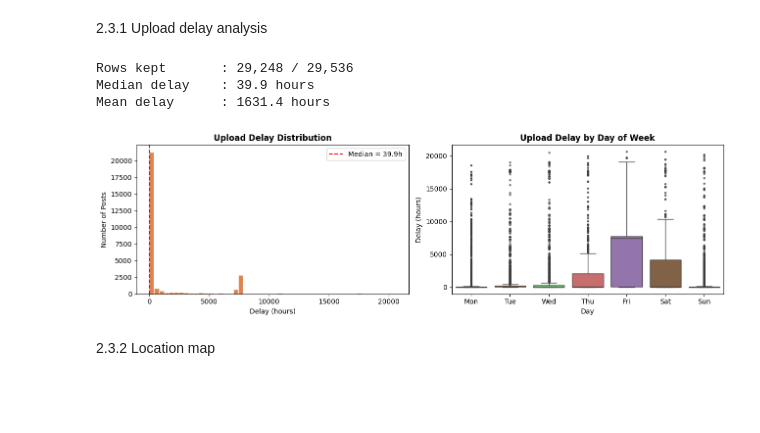
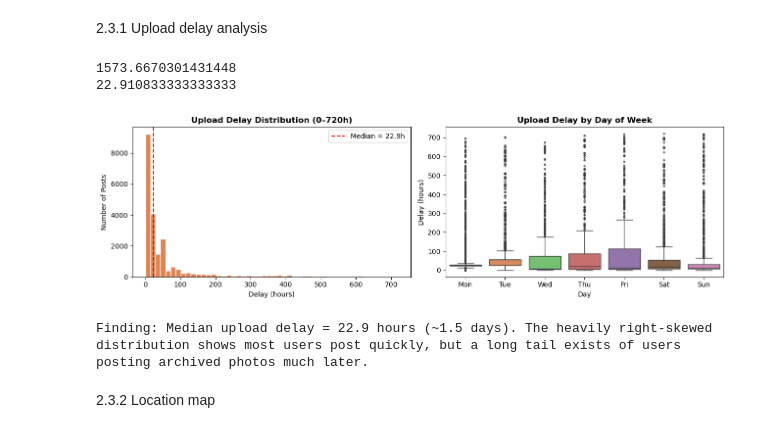
Before and after one commit to vhaa0001/FIT5196_Assignment_1, a Jupyter notebook: group64_1.ipynb, the cells around one changed output. Drawn from its saved outputs; the diff is of its cells as text; code cells hidden in the pictures; blank space fills up the shorter version.

```diff
--- a/group64_1.ipynb
+++ b/group64_1.ipynb
@@ -805,72 +825,51 @@ Finding: 57% of posts with descriptions are "Very Short" (<50 chars), showing mo
 # %% [markdown]
 2.3.1 Upload delay analysis
 # %%
-# upload delay from taken to post
-
-# 2. Compute delay in hours (whole frame)
-# df["Delay_Hours"] = (
-#     df["Post_Date"] - df["Taken_Date"]
-# ).dt.total_seconds() / 3600
-
-# # 3. How many negative / out-of-range rows are there BEFORE filtering?
-# print(f"Negative delays : {(df['Delay_Hours'] < 0).sum():,}")
-
-# # 4. Filter to Delay_Hours > 0 hours = photos posted within 30 days of being taken
-# mask = df[df["Delay_Hours"] > 0]
-# delays = df.loc[df["Delay_Hours"] > 0, "Delay_Hours"]
-# print(f"Rows kept       : {len(delays):,} / {len(df):,}")
-
-# # 5. Summary stats
-# print(f"Median delay    : {delays.median():.1f} hours")
-# print(f"Mean delay      : {delays.mean():.1f} hours")
-
-# df['post_dow'] = df['Post_Date'].dt.dayofweek
-# df['upload_delay_h'] = (df['Post_Date'] - df['Taken_Date']).dt.total_seconds() / 3600
-# delay_clean = df['upload_delay_h'][(df['upload_delay_h'] >= 0)]  # within 30 days
-
-df["Delay_Hours"] = (
-    df["Post_Date"] - df["Taken_Date"]
-).dt.total_seconds() / 3600
-
-mask = df[df["Delay_Hours"] > 0]
-delay_clean = df.loc[df["Delay_Hours"] > 0, "Delay_Hours"]
-print(f"Rows kept       : {len(delay_clean):,} / {len(df):,}")
-
-# 5. Summary stats
-print(f"Median delay    : {delay_clean.median():.1f} hours")
-print(f"Mean delay      : {delay_clean.mean():.1f} hours")
+df['post_dow'] = df['Post_Date'].dt.dayofweek
+df['upload_delay_h'] = (df['Post_Date'] - df['Taken_Date']).dt.total_seconds() / 3600
+delay_clean = df['upload_delay_h'][(df['upload_delay_h'] >= 0) &
+                                    (df['upload_delay_h'] <= 720)]  # within 30 days
 
 fig, axes = plt.subplots(1, 2, figsize=(13, 4))
 
 # Histogram
 axes[0].hist(delay_clean, bins=50, color='#DD8452', edgecolor='white')
-axes[0].set_title('Upload Delay Distribution', fontweight='bold')
+axes[0].set_title('Upload Delay Distribution (0–720h)', fontweight='bold')
 axes[0].set_xlabel('Delay (hours)')
 axes[0].set_ylabel('Number of Posts')
 axes[0].axvline(delay_clean.median(), color='red',
                 linestyle='--', label=f'Median = {delay_clean.median():.1f}h')
 axes[0].legend()
 
+print(df['upload_delay_h'].mean())
+df['upload_delay_h'].describe()
+median = delay_clean.median()
+print(median)
+
 # Box plot by day of week
 delay_df = df[['post_dow', 'upload_delay_h']].copy()
-delay_df = delay_df[(delay_df['upload_delay_h'] >= 0)]
-
+delay_df = delay_df[(delay_df['upload_delay_h'] >= 0) &
+                    (delay_df['upload_delay_h'] <= 720)]
 delay_df['Day'] = delay_df['post_dow'].map(dict(enumerate(dow_names)))
 order = dow_names
 sns.boxplot(data=delay_df, x='Day', y='upload_delay_h',
             order=order, ax=axes[1], palette='muted', fliersize=2)
 axes[1].set_title('Upload Delay by Day of Week', fontweight='bold')
 axes[1].set_xlabel('Day')
 axes[1].set_ylabel('Delay (hours)')
 
 plt.tight_layout()
-plt.savefig('fig4_upload_delay.png', bbox_inches='tight')
+plt.savefig('fig6_upload_delay.png', bbox_inches='tight')
 plt.show()
+
+print(f'Finding: Median upload delay = {delay_clean.median():.1f} hours (~1.5 days).'
+      ' The heavily right-skewed distribution shows most users post quickly,'
+      ' but a long tail exists of users posting archived photos much later.')
 # %% [output]
-Rows kept       : 29,248 / 29,536
-Median delay    : 39.9 hours
-Mean delay      : 1631.4 hours
+1573.6670301431448
+22.910833333333333
-[figure, old version]
+[figure, new version]
+Finding: Median upload delay = 22.9 hours (~1.5 days). The heavily right-skewed distribution shows most users post quickly, but a long tail exists of users posting archived photos much later.
 # %% [markdown]
 2.3.2  Location map
 # %%
```
Also changed, not shown: parts of 29 cells of this notebook.
